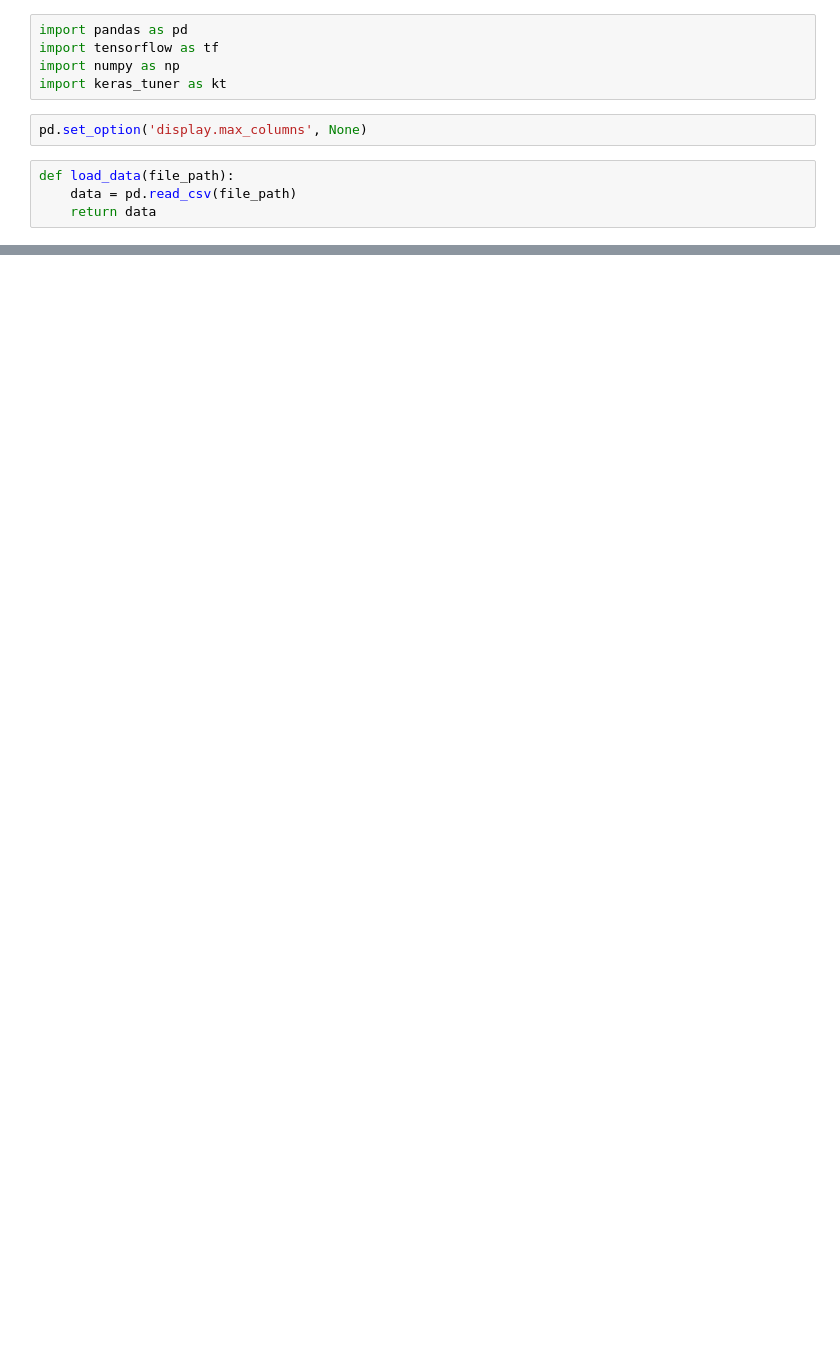
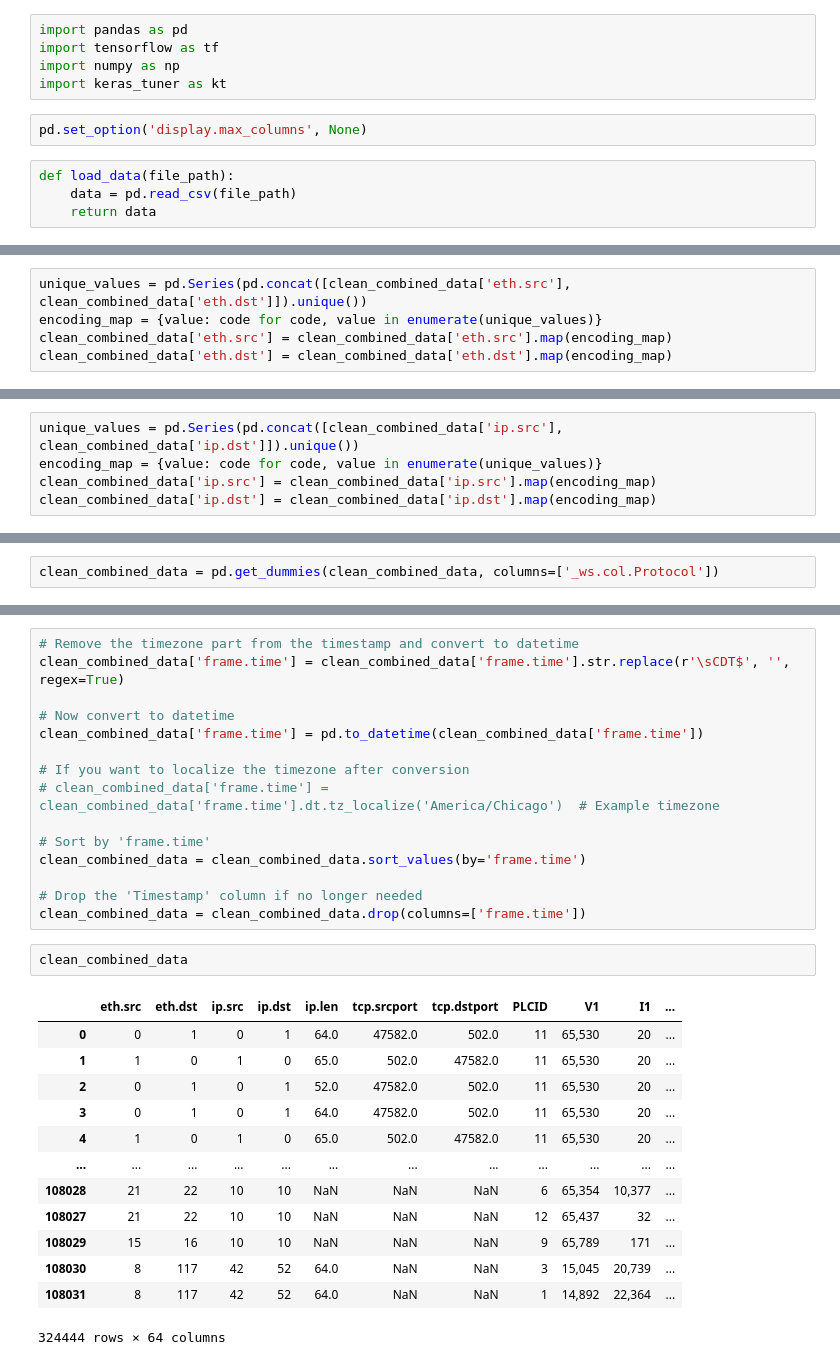
Before and after one commit to Jscott7227/Cyber_AI, a Jupyter notebook: AI_Cyber_Power.ipynb, the cells around one changed output, grey strips where cells are left out. Drawn from its saved outputs; the diff is of its cells as text; blank space fills up the shorter version.

```diff
--- a/AI_Cyber_Power.ipynb
+++ b/AI_Cyber_Power.ipynb
@@ -41,0 +77,5 @@ raw_data_ransom.head()
+# %%
+unique_values = pd.Series(pd.concat([clean_combined_data['eth.src'], clean_combined_data['eth.dst']]).unique())
+encoding_map = {value: code for code, value in enumerate(unique_values)}
+clean_combined_data['eth.src'] = clean_combined_data['eth.src'].map(encoding_map)
+clean_combined_data['eth.dst'] = clean_combined_data['eth.dst'].map(encoding_map)
@@ -41,0 +91,5 @@ raw_data_ransom.head()
+# %%
+unique_values = pd.Series(pd.concat([clean_combined_data['ip.src'], clean_combined_data['ip.dst']]).unique())
+encoding_map = {value: code for code, value in enumerate(unique_values)}
+clean_combined_data['ip.src'] = clean_combined_data['ip.src'].map(encoding_map)
+clean_combined_data['ip.dst'] = clean_combined_data['ip.dst'].map(encoding_map)
@@ -41,0 +105,2 @@ raw_data_ransom.head()
+# %%
+clean_combined_data = pd.get_dummies(clean_combined_data, columns=['_ws.col.Protocol'])
@@ -41,0 +116,31 @@ raw_data_ransom.head()
+# %%
+# Remove the timezone part from the timestamp and convert to datetime
+clean_combined_data['frame.time'] = clean_combined_data['frame.time'].str.replace(r'\sCDT$', '', regex=True)
+
+# Now convert to datetime
+clean_combined_data['frame.time'] = pd.to_datetime(clean_combined_data['frame.time'])
+
+# If you want to localize the timezone after conversion
+# clean_combined_data['frame.time'] = clean_combined_data['frame.time'].dt.tz_localize('America/Chicago')  # Example timezone
+
+# Sort by 'frame.time'
+clean_combined_data = clean_combined_data.sort_values(by='frame.time')
+
+# Drop the 'Timestamp' column if no longer needed
+clean_combined_data = clean_combined_data.drop(columns=['frame.time'])
+# %%
+clean_combined_data
+# %% [output]
+|  | eth.src | eth.dst | ip.src | ip.dst | ip.len | tcp.srcport | tcp.dstport | PLCID | V1 | I1 | ... |
+| 0 | 0 | 1 | 0 | 1 | 64.0 | 47582.0 | 502.0 | 11 | 65,530 | 20 | ... |
+| 1 | 1 | 0 | 1 | 0 | 65.0 | 502.0 | 47582.0 | 11 | 65,530 | 20 | ... |
+| 2 | 0 | 1 | 0 | 1 | 52.0 | 47582.0 | 502.0 | 11 | 65,530 | 20 | ... |
+| 3 | 0 | 1 | 0 | 1 | 64.0 | 47582.0 | 502.0 | 11 | 65,530 | 20 | ... |
+| 4 | 1 | 0 | 1 | 0 | 65.0 | 502.0 | 47582.0 | 11 | 65,530 | 20 | ... |
+| ... | ... | ... | ... | ... | ... | ... | ... | ... | ... | ... | ... |
+| 108028 | 21 | 22 | 10 | 10 | NaN | NaN | NaN | 6 | 65,354 | 10,377 | ... |
+| 108027 | 21 | 22 | 10 | 10 | NaN | NaN | NaN | 12 | 65,437 | 32 | ... |
+| 108029 | 15 | 16 | 10 | 10 | NaN | NaN | NaN | 9 | 65,789 | 171 | ... |
+| 108030 | 8 | 117 | 42 | 52 | 64.0 | NaN | NaN | 3 | 15,045 | 20,739 | ... |
+| 108031 | 8 | 117 | 42 | 52 | 64.0 | NaN | NaN | 1 | 14,892 | 22,364 | ... |
+324444 rows × 64 columns
```
Also changed, not shown: parts of 48 cells of this notebook.
